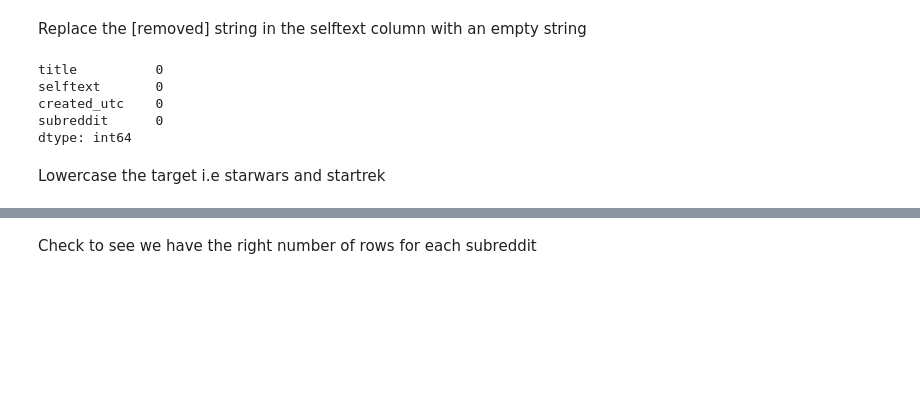
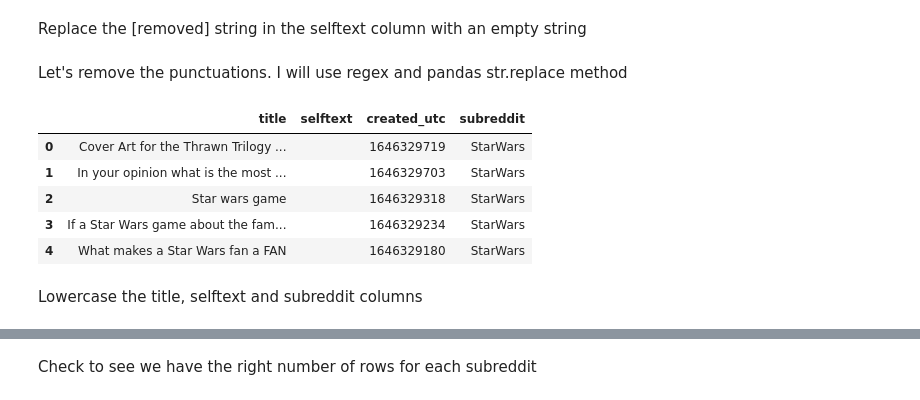
Before and after one commit to CaptCardoso/Subreddit-Classifier, a Jupyter notebook: notebooks/02 data cleaning.ipynb, the cells around one changed output, grey strips where cells are left out. Drawn from its saved outputs; the diff is of its cells as text; code cells hidden in the pictures; blank space fills up the shorter version.

```diff
--- a/notebooks/02 data cleaning.ipynb
+++ b/notebooks/02 data cleaning.ipynb
@@ -64,15 +64,21 @@ df.fillna(" ", inplace=True)
 Replace the [removed] string in the selftext column with an empty string
 # %%
 df.replace('[removed]', " ",inplace=True)
-# %%
-df.isnull().sum()
-# %% [output]
-title          0
-selftext       0
-created_utc    0
-subreddit      0
-dtype: int64
+# %% [markdown]
+Let's remove the punctuations. I will use regex and pandas str.replace method
+# %%
+df['title'] = df['title'].str.replace('[^\w\s]',' ')
+df['selftext'] = df['selftext'].str.replace('[^\w\s]',' ')
+# %%
+df.head()
+# %% [output]
+|  | title | selftext | created_utc | subreddit |
+| 0 | Cover Art for the Thrawn Trilogy ... |  | 1646329719 | StarWars |
+| 1 | In your opinion what is the most ... |  | 1646329703 | StarWars |
+| 2 | Star wars game |  | 1646329318 | StarWars |
+| 3 | If a Star Wars game about the fam... |  | 1646329234 | StarWars |
+| 4 | What makes a Star Wars fan a FAN |  | 1646329180 | StarWars |
 # %% [markdown]
-Lowercase the target i.e starwars and startrek
+Lowercase the title, selftext and subreddit columns
 # %%
 df['subreddit'] = df['subreddit'].map(lambda x: x.lower())
```
Also changed, not shown: parts of 3 cells of this notebook, 8 other files.
